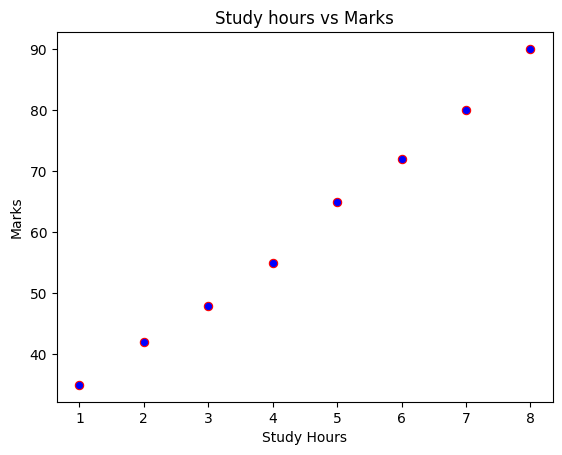
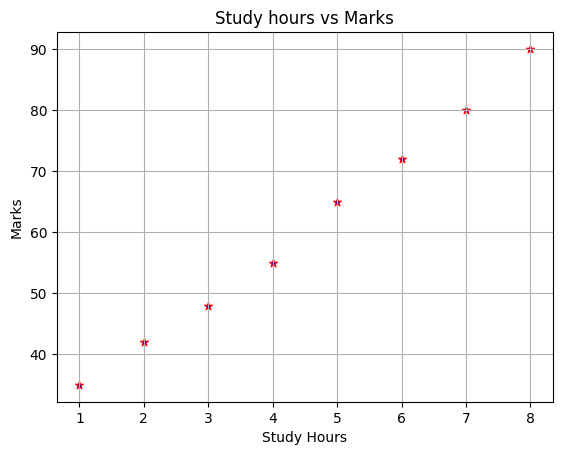
The change to this notebook cell's code, shown as a diff; its figure went from the first image to the second:
--- before
+++ after
@@ -2,7 +2,8 @@
 study_hours = [1,2,3,4,5,6,7,8]
 marks = [35,42,48,55,65,72,80,90]
-plt.scatter(study_hours,marks,color="blue",edgecolor="red",linewidth=0.8)
+plt.scatter(study_hours,marks,color="blue",edgecolor="red",linewidth=0.8,marker="*")
 plt.title("Study hours vs Marks")
 plt.xlabel("Study Hours")
 plt.ylabel("Marks")
+plt.grid(True)
 plt.show()

Commit: updating the file